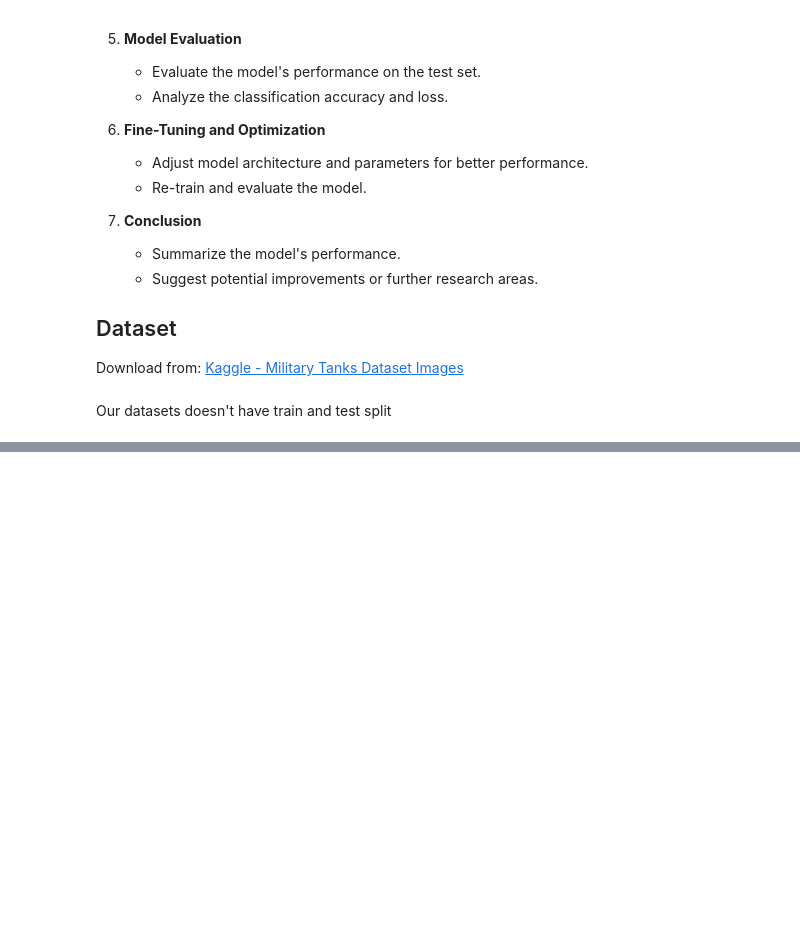
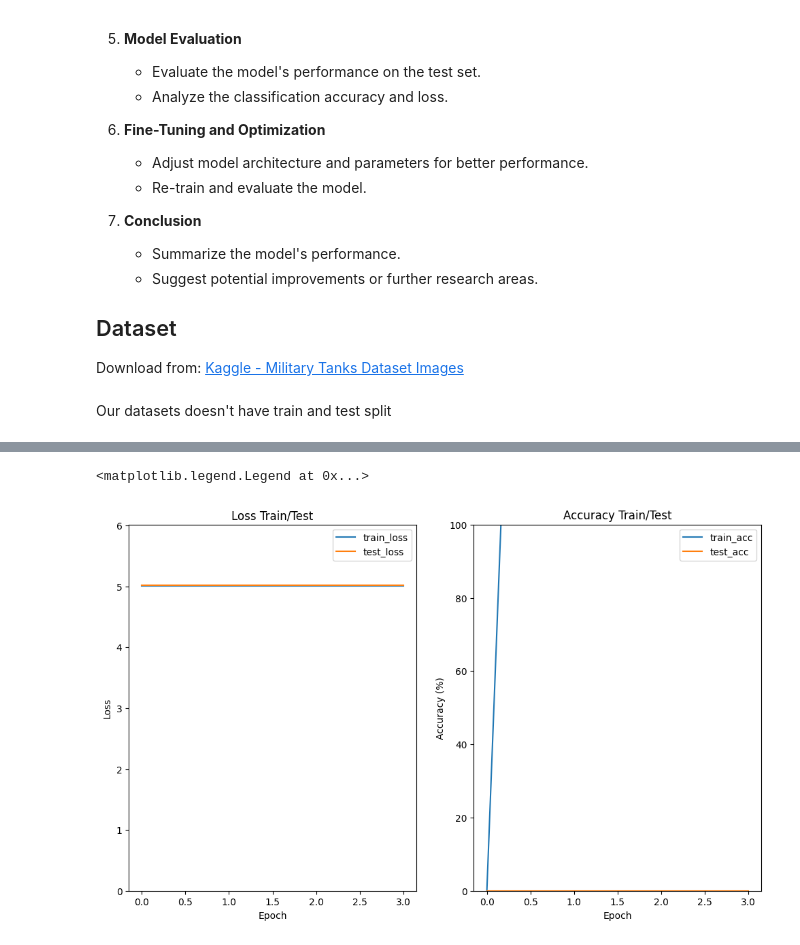
Before and after one commit to KapitonovOleksandr/neural_n00b, a Jupyter notebook: hw_5_convolutional_neural_network.ipynb, the cells around one changed output, grey strips where cells are left out. Cells and saved outputs as stored; diff of their text form; code cells hidden in the pictures; blank space fills up the shorter version.

```diff
--- a/hw_5_convolutional_neural_network.ipynb
+++ b/hw_5_convolutional_neural_network.ipynb
@@ -277,9 +311,10 @@ Non-trainable params: 0
 # %%
 # Accuracy function
-def accuracy_fn(y_preds, y_true):
+def accuracy_fn(y_preds: torch.tensor, y_true: torch.tensor) -> float:  # made my own accuracy function
     """Returns a percentage of correct predictions to all predictions"""
-    correct = np.array(y_true) == np.array(y_preds)
-    res = correct.sum() / len(np.array(y_true))
+    y_true = torch.argmax(y_true)  # find the predicted class
+    correct = y_true.detach().cpu().numpy() == y_preds.detach().cpu().numpy()  # compare our predictions to ground truth
+    res = correct.sum() / len(y_preds)  # calculate the ratio of correct predictions
     return res*100
 # %%
 # Functionize our code a bit
@@ -346,10 +393,11 @@ def train(model, train_dataloader, test_dataloader, loss_fn, acc_fn, optimizer,
 # %%
-train(model=model_V0,
-      train_dataloader=train_dataloader,
-      test_dataloader=test_dataloader,
-      loss_fn=loss_func,
-      acc_fn=acc_func,
-      optimizer=optim,
-      device=device,
-      epochs=EPOCHS)
+# Collect our results
+results = train(model=model_V0,
+                train_dataloader=train_dataloader,
+                test_dataloader=test_dataloader,
+                loss_fn=loss_func,
+                acc_fn=True,
+                optimizer=optim,
+                device=device,
+                epochs=EPOCHS)
 # %% [output]
@@ -356,0 +421,22 @@ RuntimeError: mat1 and mat2 shapes cannot be multiplied (32x86528 and 0x64)
+# %%
+# Plot our results
+fig = plt.figure(figsize=(12, 7))
+plt.subplot(1, 2, 1)
+plt.plot(results["train_loss"], label="train_loss")
+plt.plot(results["test_loss"], label="test_loss")
+plt.title("Loss Train/Test")
+plt.xlabel("Epoch")
+plt.ylabel("Loss")
+plt.ylim([0, max(max(results["train_loss"]), max(results["test_loss"]))+1])
+plt.legend()
+plt.subplot(1, 2, 2)
+plt.plot(results["train_acc"], label="train_acc")
+plt.plot(results["test_acc"], label="test_acc")
+plt.title("Accuracy Train/Test")
+plt.ylim([0, 100])
+plt.xlabel("Epoch")
+plt.ylabel("Accuracy (%)")
+plt.legend()
+# %% [output]
+<matplotlib.legend.Legend at 0x...>
+[figure, added]
```
Also changed, not shown: parts of 17 cells of this notebook.
